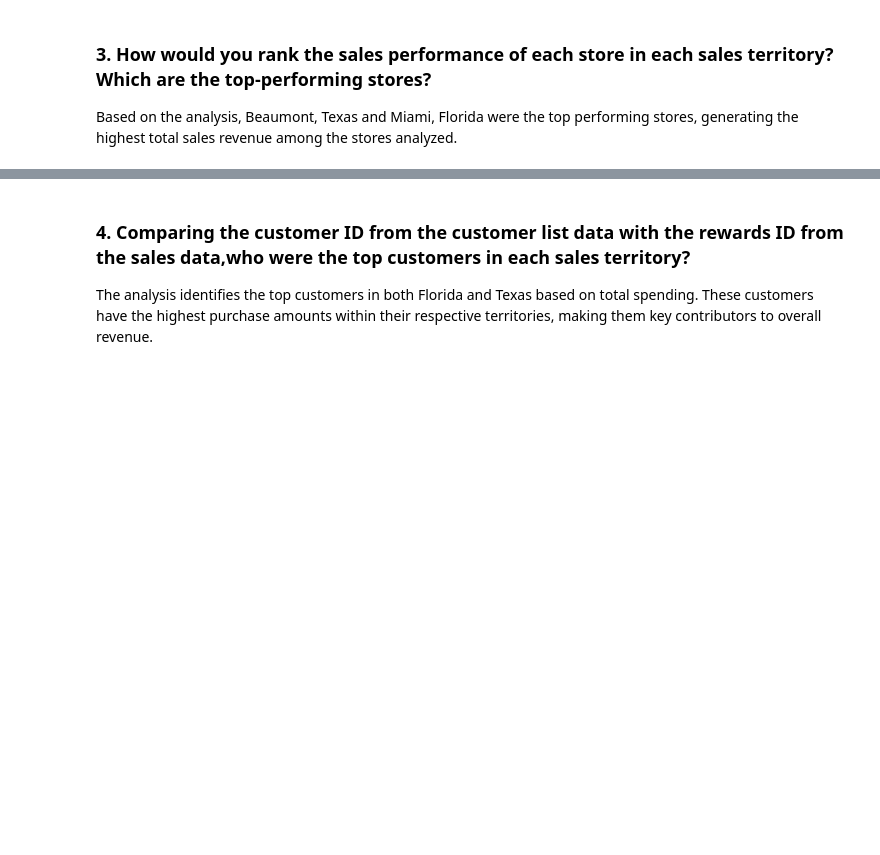
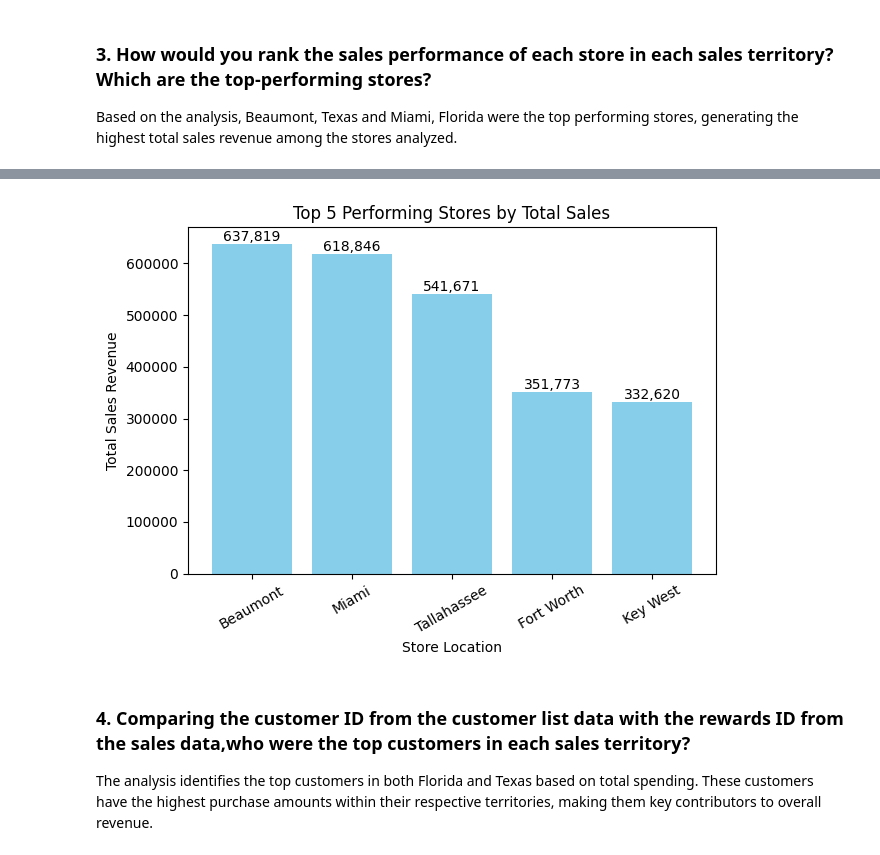
Before and after one commit to Samnola/Capstone_2, a Jupyter notebook: Martinez_sales_analysis.ipynb, the cells around one changed output, grey strips where cells are left out. Drawn from its saved outputs; the diff is of its cells as text; code cells hidden in the pictures; blank space fills up the shorter version.

Commit message:
add final sales analysis

```diff
--- a/Martinez_sales_analysis.ipynb
+++ b/Martinez_sales_analysis.ipynb
@@ -158,3 +212,29 @@ ranked_stores.head(10)
+# %%
+# create a bar chart to compare total sales across the top performing
+# select top 5 stores
+top_5_stores = ranked_stores.head(5)
+
+# create bar chart
+plt.bar(top_5_stores['Store Location'], top_5_stores['Sale Amount'], color='skyblue')
+
+# title and labels
+plt.title('Top 5 Performing Stores by Total Sales')
+plt.xlabel('Store Location')
+plt.ylabel('Total Sales Revenue')
+
+# rotate labels
+plt.xticks(rotation=30)
+
+# add values on top of bars
+for i, value in enumerate(top_5_stores['Sale Amount']):
+    plt.text(i, value, f'{value:,.0f}', ha='center', va='bottom')
+
+# adjust layout
+plt.tight_layout()
+
+plt.show()
+# %% [output]
+[figure, added]
 # %% [markdown]
 ### 4. Comparing the customer ID from the customer list data with the rewards ID from the sales data,who were the top customers in each sales territory?
 The analysis identifies the top customers in both Florida and Texas based on total spending.
```
Also changed, not shown: parts of 31 cells of this notebook.
